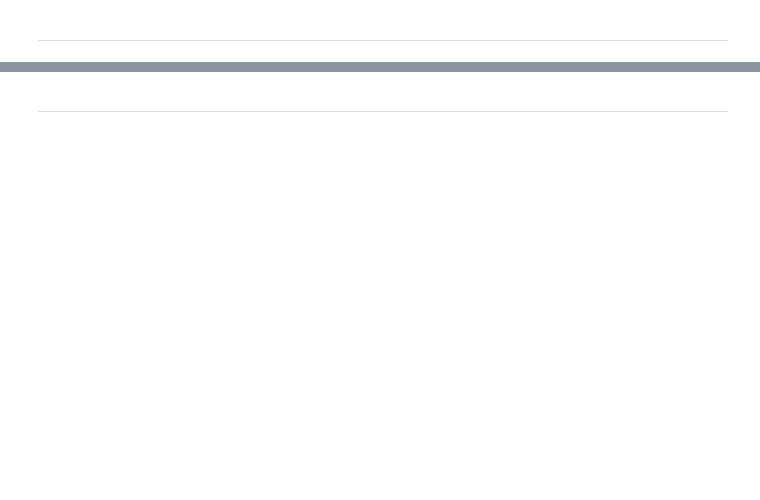
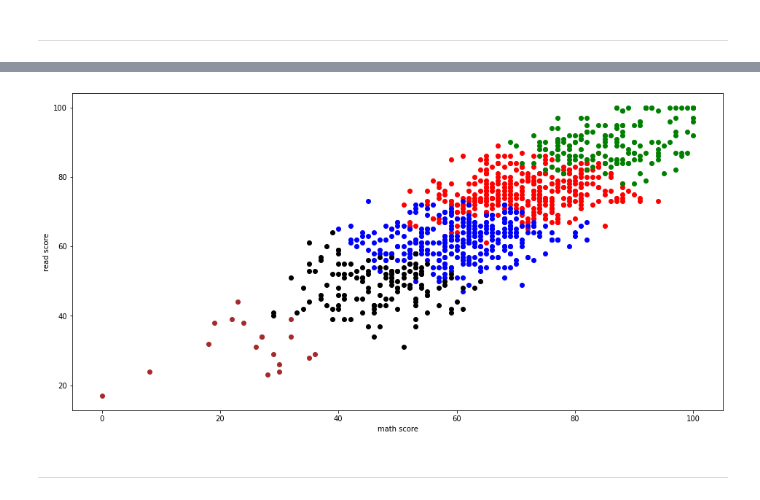
Before and after one commit to showmidelo/SBU-ML-Winter-23, a Jupyter notebook: project.ipynb, the cells around one changed output, grey strips where cells are left out. Drawn from its saved outputs; the diff is of its cells as text; code cells hidden in the pictures; blank space fills up the shorter version.

```diff
--- a/project.ipynb
+++ b/project.ipynb
@@ -161,3 +197,21 @@ at lower levels of the tree
+# %%
+from sklearn.cluster import AgglomerativeClustering
+hc = AgglomerativeClustering(n_clusters=5,affinity="euclidean",linkage="ward")
+
+
+cluster = hc.fit_predict(scores)
+plt.figure(1, figsize = (16 ,8))
+scores["examscores"] = cluster
+plt.scatter(scores.mthscore[scores.examscores == 0],scores.readscr[scores.examscores == 0],color="red")
+plt.scatter(scores.mthscore[scores.examscores == 1],scores.readscr[scores.examscores == 1],color="green")
+plt.scatter(scores.mthscore[scores.examscores == 2],scores.readscr[scores.examscores == 2],color="blue")
+plt.scatter(scores.mthscore[scores.examscores == 3],scores.readscr[scores.examscores == 3],color="black")
+plt.scatter(scores.mthscore[scores.examscores == 4],scores.readscr[scores.examscores == 4],color="brown")
+plt.xlabel("math score")
+plt.ylabel("read score")
+plt.show()
+# %% [output]
+[figure, added]
 # %% [markdown]
 ---
 # %%
```
Also changed, not shown: parts of 7 cells of this notebook.
